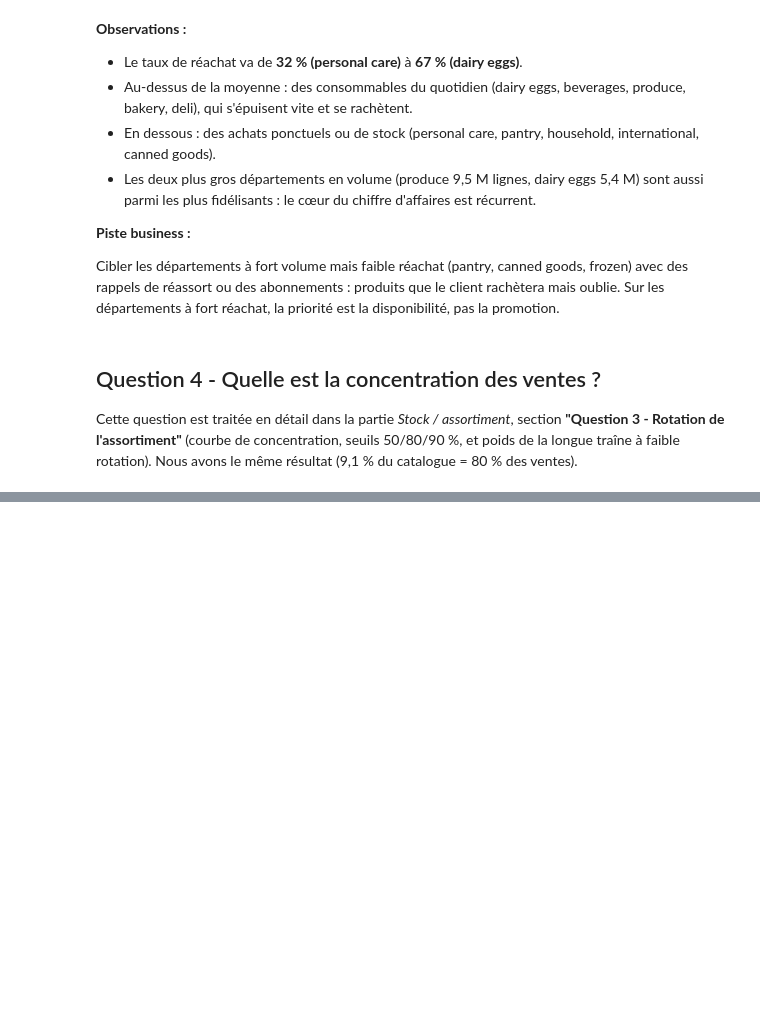
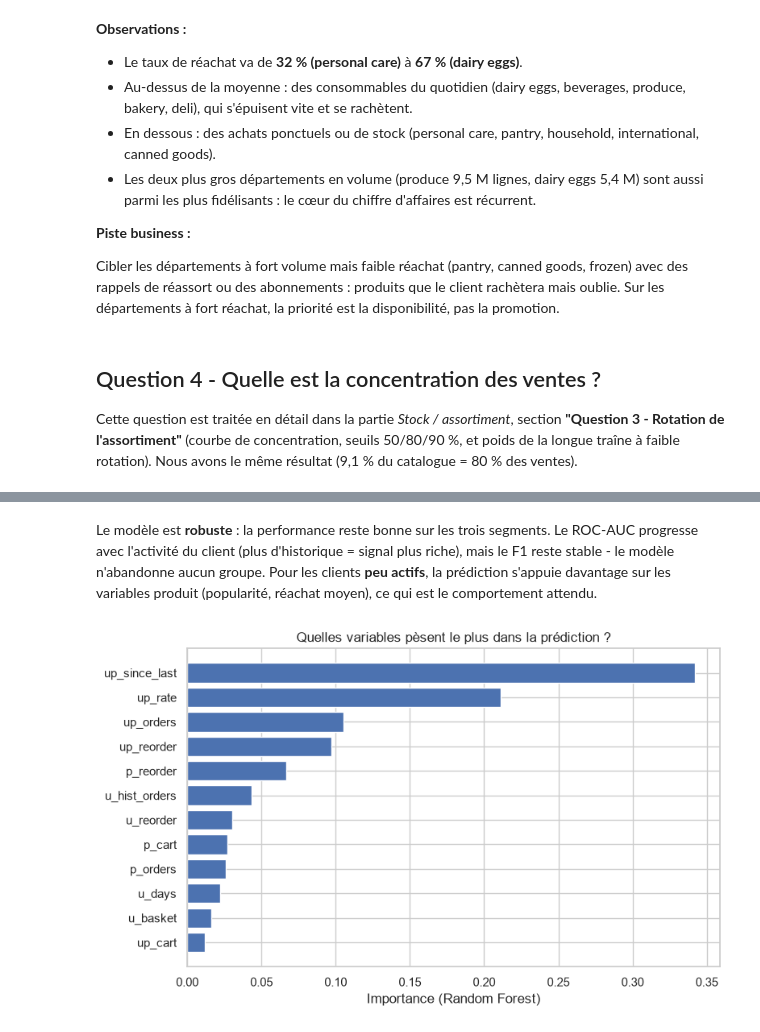
Before and after one commit to tranarivelo/joja-data-analysis, a Jupyter notebook: joja_analysis.ipynb, the cells around one changed output, grey strips where cells are left out. Cells and saved outputs as stored; diff of their text form; code cells hidden in the pictures; blank space fills up the shorter version.

```diff
--- a/joja_analysis.ipynb
+++ b/joja_analysis.ipynb
@@ -1458,0 +1847,19 @@ Cette question est traitée en détail dans la partie *Stock / assortiment*, sec
+# %% [markdown]
+Le modèle est **robuste** : la performance reste bonne sur les trois segments. Le ROC-AUC
+progresse avec l'activité du client (plus d'historique = signal plus riche), mais le F1
+reste stable - le modèle n'abandonne aucun groupe. Pour les clients **peu actifs**, la
+prédiction s'appuie davantage sur les variables produit (popularité, réachat moyen), ce
+qui est le comportement attendu.
+# %%
+# Importance des variables (via le Random Forest, lisible directement)
+rf = modeles["Random Forest"]
+imp = (pd.Series(rf.feature_importances_, index=FEATS)
+         .sort_values(ascending=True))
+
+fig, ax = plt.subplots(figsize=(8, 5))
+ax.barh(imp.index, imp.values, color="#4C72B0")
+ax.set_xlabel("Importance (Random Forest)")
+ax.set_title("Quelles variables pèsent le plus dans la prédiction ?")
+plt.tight_layout(); plt.show()
+# %% [output]
+[figure, added]
```
Also changed, not shown: parts of 19 cells of this notebook, 1 other file.
